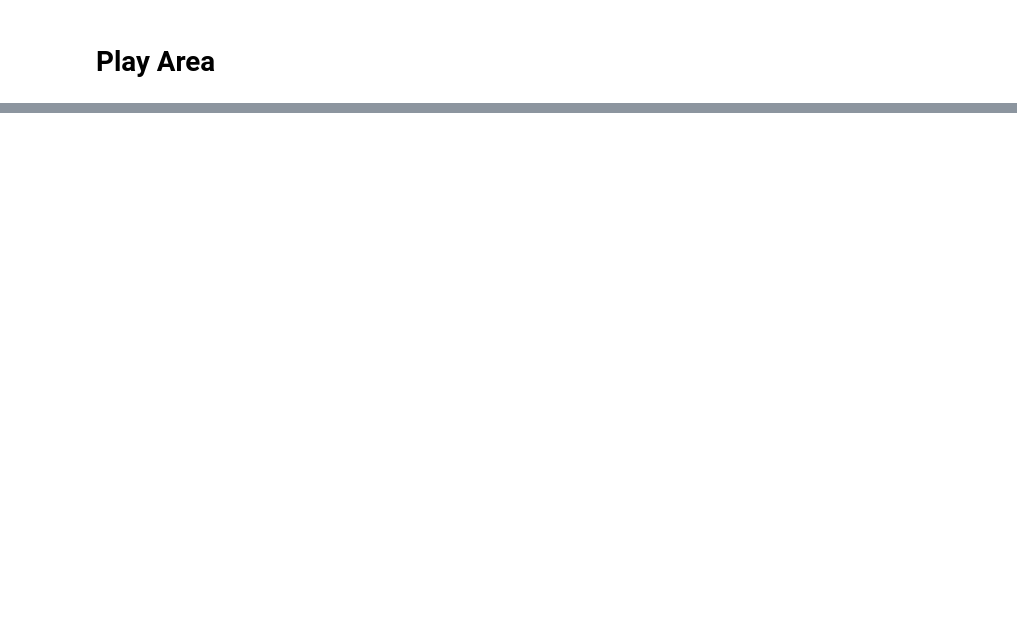
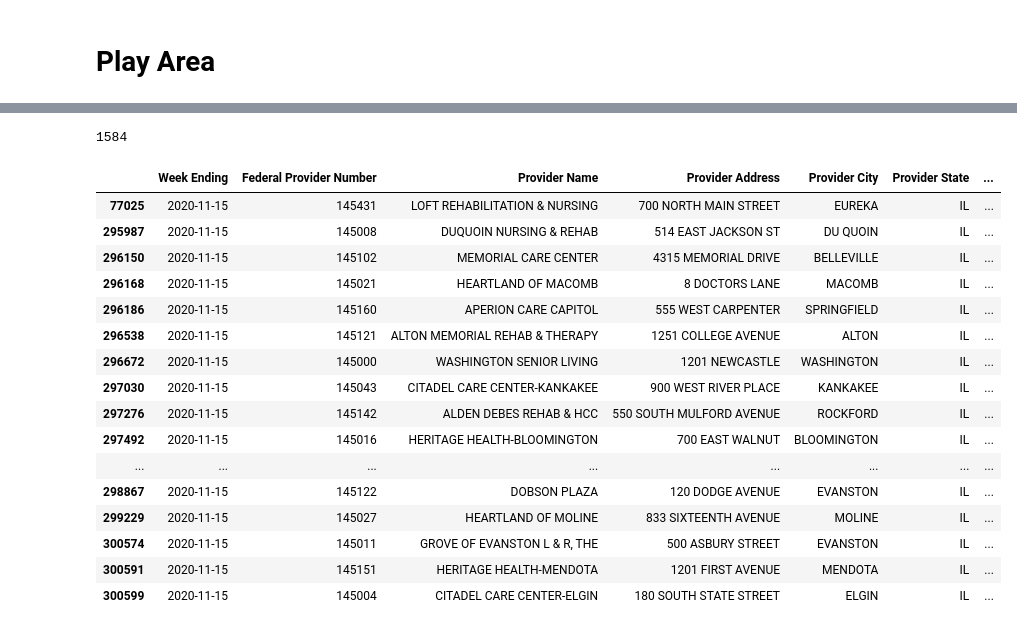
Before and after one commit to JaviThomas/Covid-County-LTC-Analysis, a Jupyter notebook: IL_LTC_Data_Analysis-v11-29.ipynb, the cells around one changed output, grey strips where cells are left out. Drawn from its saved outputs; the diff is of its cells as text; code cells hidden in the pictures; blank space fills up the shorter version.

```diff
--- a/IL_LTC_Data_Analysis-v11-29.ipynb
+++ b/IL_LTC_Data_Analysis-v11-29.ipynb
@@ -198,0 +192,12 @@ df_facilities['CMS_ProvNum'] = df_facilities['FacilityName'].apply(lambda x: fac
+# %%
+# Load CMS Dataset from CMS website
+url_csv = 'https://data.cms.gov/api/views/s2uc-8wxp/rows.csv?accessType=DOWNLOAD&api_foundry=true'
+
+response = urllib2.urlopen(url_csv)
+cms_data = pd.read_csv(response, parse_dates=['Week Ending'], dtype={'Provider Name': str})
+max_date = cms_data['Week Ending'].max()
+reporting_date = str(max_date)[0:10]
+print(reporting_date)
+display(cms_data.head(5))
+
+cms_data_latest = cms_data[cms_data['Week Ending'] == max_date]
@@ -198,0 +212,5 @@ df_facilities['CMS_ProvNum'] = df_facilities['FacilityName'].apply(lambda x: fac
+# %%
+myState = 'IL'
+state_cms_data = cms_data[cms_data['Provider State'] == myState].copy()
+#cms_data_latest =
+state_cms_data_latest = state_cms_data[state_cms_data['Week Ending'] == max_date]
@@ -245,0 +343,5 @@ df.assign(C = lambda x: (x['A']*2))
+# %%
+a = cms_data_latest[field].value_counts()
+a['Y']
+# %% [output]
+1584
@@ -245,0 +352,20 @@ df.assign(C = lambda x: (x['A']*2))
+# %%
+state_cms_data_latest.head(20)
+# %% [output]
+|  | Week Ending | Federal Provider Number | Provider Name | Provider Address | Provider City | Provider State | ... |
+| 77025 | 2020-11-15 | 145431 | LOFT REHABILITATION & NURSING | 700 NORTH MAIN STREET | EUREKA | IL | ... |
+| 295987 | 2020-11-15 | 145008 | DUQUOIN NURSING & REHAB | 514 EAST JACKSON ST | DU QUOIN | IL | ... |
+| 296150 | 2020-11-15 | 145102 | MEMORIAL CARE CENTER | 4315 MEMORIAL DRIVE | BELLEVILLE | IL | ... |
+| 296168 | 2020-11-15 | 145021 | HEARTLAND OF MACOMB | 8 DOCTORS LANE | MACOMB | IL | ... |
+| 296186 | 2020-11-15 | 145160 | APERION CARE CAPITOL | 555 WEST CARPENTER | SPRINGFIELD | IL | ... |
+| 296538 | 2020-11-15 | 145121 | ALTON MEMORIAL REHAB & THERAPY | 1251 COLLEGE AVENUE | ALTON | IL | ... |
+| 296672 | 2020-11-15 | 145000 | WASHINGTON SENIOR LIVING | 1201 NEWCASTLE | WASHINGTON | IL | ... |
+| 297030 | 2020-11-15 | 145043 | CITADEL CARE CENTER-KANKAKEE | 900 WEST RIVER PLACE | KANKAKEE | IL | ... |
+| 297276 | 2020-11-15 | 145142 | ALDEN DEBES REHAB & HCC | 550 SOUTH MULFORD AVENUE | ROCKFORD | IL | ... |
+| 297492 | 2020-11-15 | 145016 | HERITAGE HEALTH-BLOOMINGTON | 700 EAST WALNUT | BLOOMINGTON | IL | ... |
+| ... | ... | ... | ... | ... | ... | ... | ... |
+| 298867 | 2020-11-15 | 145122 | DOBSON PLAZA | 120 DODGE AVENUE | EVANSTON | IL | ... |
+| 299229 | 2020-11-15 | 145027 | HEARTLAND OF MOLINE | 833 SIXTEENTH AVENUE | MOLINE | IL | ... |
+| 300574 | 2020-11-15 | 145011 | GROVE OF EVANSTON L & R, THE | 500 ASBURY STREET | EVANSTON | IL | ... |
+| 300591 | 2020-11-15 | 145151 | HERITAGE HEALTH-MENDOTA | 1201 FIRST AVENUE | MENDOTA | IL | ... |
+| 300599 | 2020-11-15 | 145004 | CITADEL CARE CENTER-ELGIN | 180 SOUTH STATE STREET | ELGIN | IL | ... |
```
Also changed, not shown: parts of 25 cells of this notebook, 9 other files.
